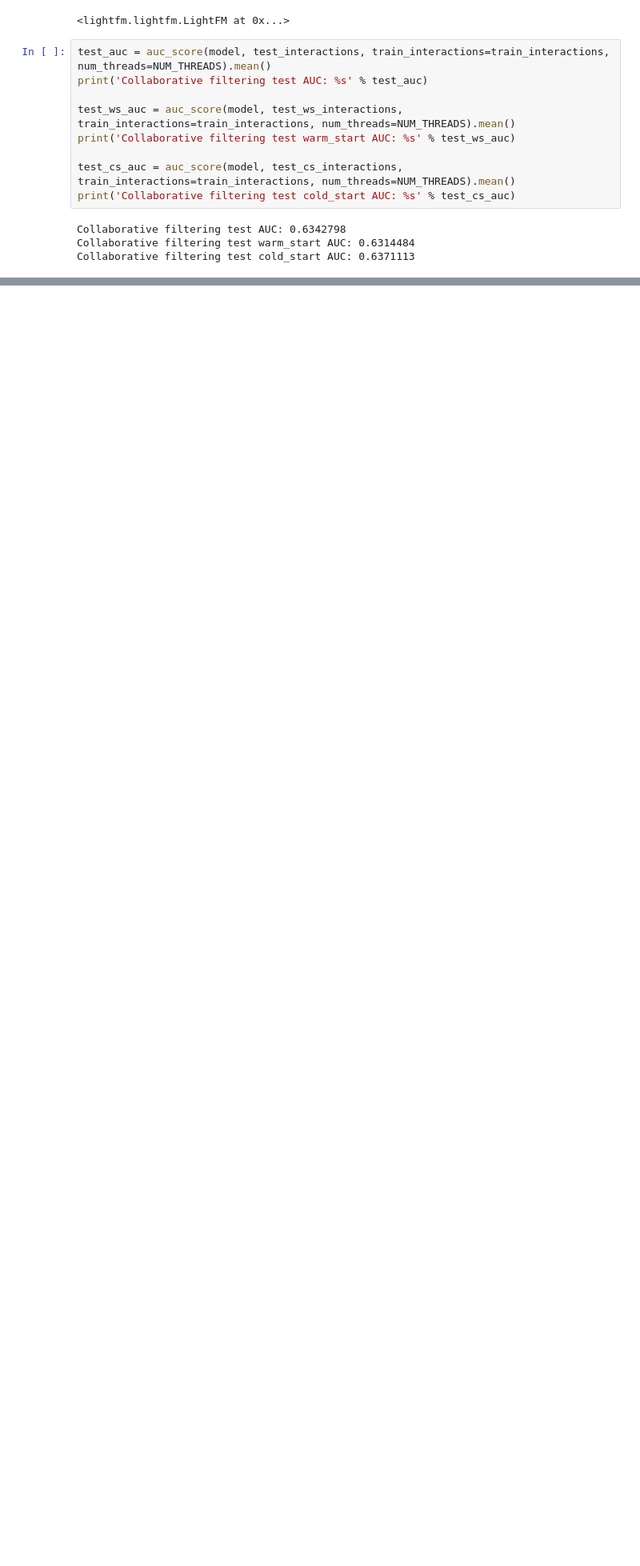
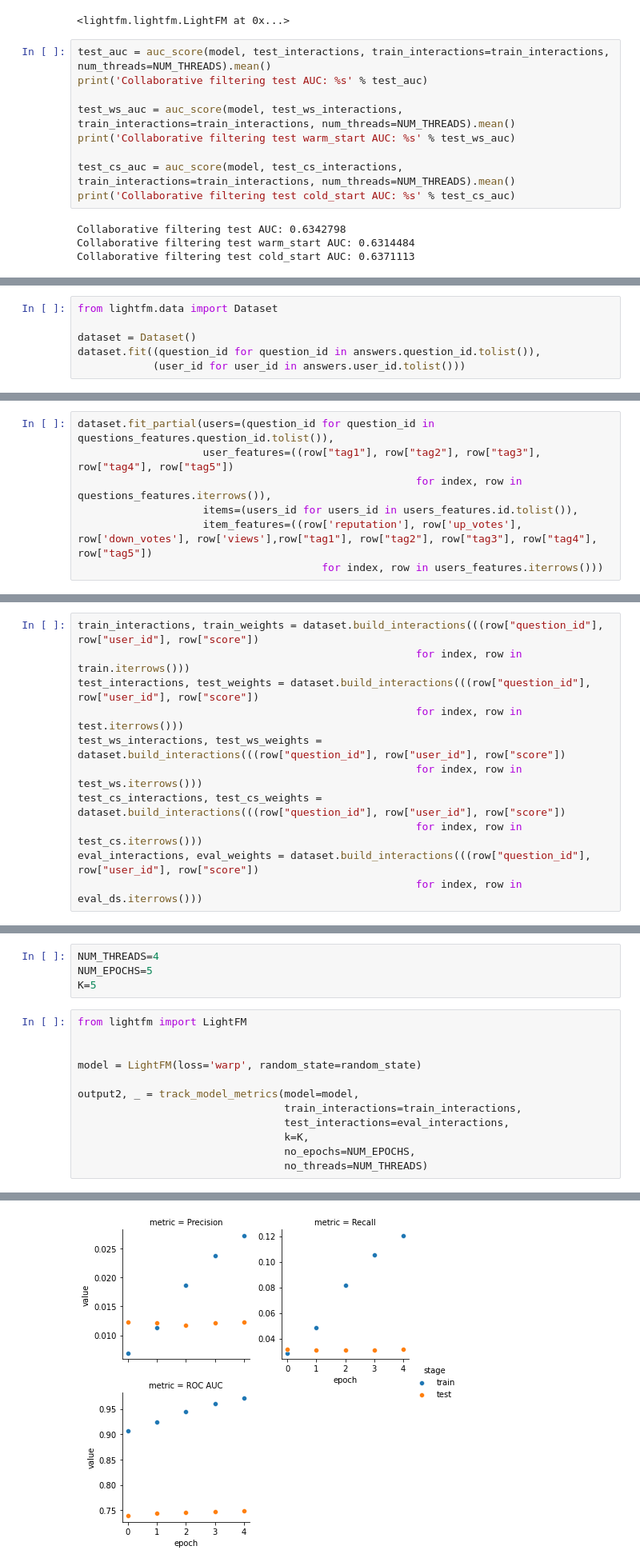
Before and after one commit to BarthelemyPavy/user-recommendation, a Jupyter notebook: notebooks/train_recsys.ipynb, the cells around one changed output, grey strips where cells are left out. Shown: that part at 80% size. Cells and saved outputs as stored; diff of their text form; blank space fills up the shorter version.

Commit message:
✨ Train model with textual question and user feature

```diff
--- a/notebooks/train_recsys.ipynb
+++ b/notebooks/train_recsys.ipynb
@@ -176,0 +201,6 @@ Collaborative filtering test cold_start AUC: 0.6371113
+# %%
+from lightfm.data import Dataset
+
+dataset = Dataset()
+dataset.fit((question_id for question_id in answers.question_id.tolist()),
+            (user_id for user_id in answers.user_id.tolist()))
@@ -176,0 +214,7 @@ Collaborative filtering test cold_start AUC: 0.6371113
+# %%
+dataset.fit_partial(users=(question_id for question_id in questions_features.question_id.tolist()),
+                    user_features=((row["tag1"], row["tag2"], row["tag3"], row["tag4"], row["tag5"])
+                                                      for index, row in questions_features.iterrows()),
+                    items=(users_id for users_id in users_features.id.tolist()),
+                    item_features=((row['reputation'], row['up_votes'], row['down_votes'], row['views'],row["tag1"], row["tag2"], row["tag3"], row["tag4"], row["tag5"])
+                                       for index, row in users_features.iterrows()))
@@ -176,0 +223,11 @@ Collaborative filtering test cold_start AUC: 0.6371113
+# %%
+train_interactions, train_weights = dataset.build_interactions(((row["question_id"], row["user_id"], row["score"])
+                                                      for index, row in train.iterrows()))
+test_interactions, test_weights = dataset.build_interactions(((row["question_id"], row["user_id"], row["score"])
+                                                      for index, row in test.iterrows()))
+test_ws_interactions, test_ws_weights = dataset.build_interactions(((row["question_id"], row["user_id"], row["score"])
+                                                      for index, row in test_ws.iterrows()))
+test_cs_interactions, test_cs_weights = dataset.build_interactions(((row["question_id"], row["user_id"], row["score"])
+                                                      for index, row in test_cs.iterrows()))
+eval_interactions, eval_weights = dataset.build_interactions(((row["question_id"], row["user_id"], row["score"])
+                                                      for index, row in eval_ds.iterrows()))
@@ -176,0 +236,17 @@ Collaborative filtering test cold_start AUC: 0.6371113
+# %%
+NUM_THREADS=4
+NUM_EPOCHS=5
+K=5
+# %%
+from lightfm import LightFM
+
+
+model = LightFM(loss='warp', random_state=random_state)
+
+output2, _ = track_model_metrics(model=model,
+                                 train_interactions=train_interactions,
+                                 test_interactions=eval_interactions,
+                                 k=K,
+                                 no_epochs=NUM_EPOCHS,
+                                 no_threads=NUM_THREADS)
+# %% [output]
@@ -176,0 +270 @@ Collaborative filtering test cold_start AUC: 0.6371113
+[figure, added]
```
Also changed, not shown: parts of 19 cells of this notebook, 2 other files.
